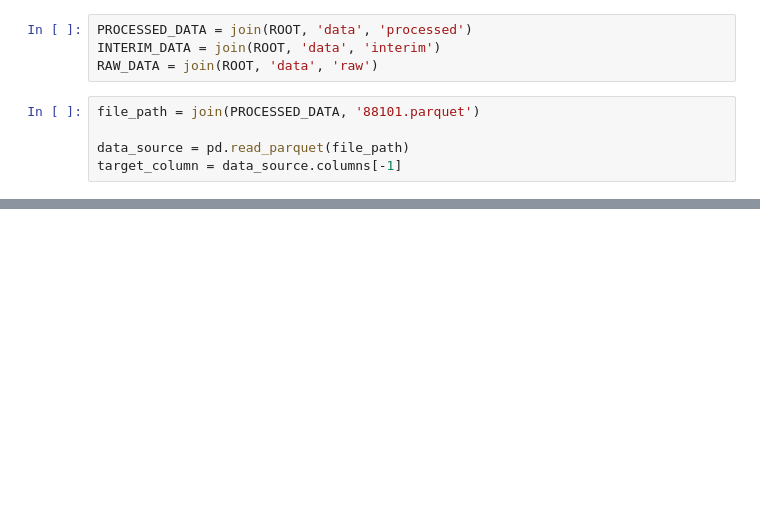
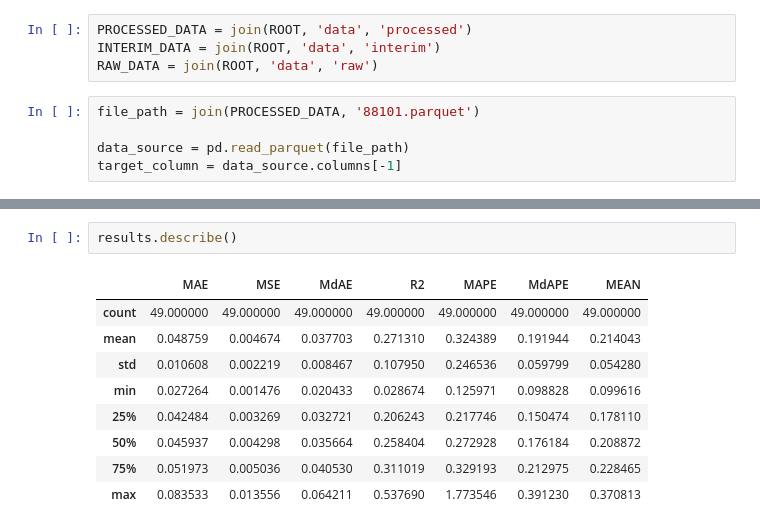
Before and after one commit to fdanieluk/deep_aqi, a Jupyter notebook: deep_aqi/jupyter/10-decision-tree-2.0.ipynb, the cells around one changed output, grey strips where cells are left out. Cells and saved outputs as stored; diff of their text form; blank space fills up the shorter version.

```diff
--- a/deep_aqi/jupyter/10-decision-tree-2.0.ipynb
+++ b/deep_aqi/jupyter/10-decision-tree-2.0.ipynb
@@ -72,0 +252,12 @@ target_column = data_source.columns[-1]
+# %%
+results.describe()
+# %% [output]
+|  | MAE | MSE | MdAE | R2 | MAPE | MdAPE | MEAN |
+| count | 49.000000 | 49.000000 | 49.000000 | 49.000000 | 49.000000 | 49.000000 | 49.000000 |
+| mean | 0.048759 | 0.004674 | 0.037703 | 0.271310 | 0.324389 | 0.191944 | 0.214043 |
+| std | 0.010608 | 0.002219 | 0.008467 | 0.107950 | 0.246536 | 0.059799 | 0.054280 |
+| min | 0.027264 | 0.001476 | 0.020433 | 0.028674 | 0.125971 | 0.098828 | 0.099616 |
+| 25% | 0.042484 | 0.003269 | 0.032721 | 0.206243 | 0.217746 | 0.150474 | 0.178110 |
+| 50% | 0.045937 | 0.004298 | 0.035664 | 0.258404 | 0.272928 | 0.176184 | 0.208872 |
+| 75% | 0.051973 | 0.005036 | 0.040530 | 0.311019 | 0.329193 | 0.212975 | 0.228465 |
+| max | 0.083533 | 0.013556 | 0.064211 | 0.537690 | 1.773546 | 0.391230 | 0.370813 |
```
Also changed, not shown: parts of 25 cells of this notebook, 3 other files.
